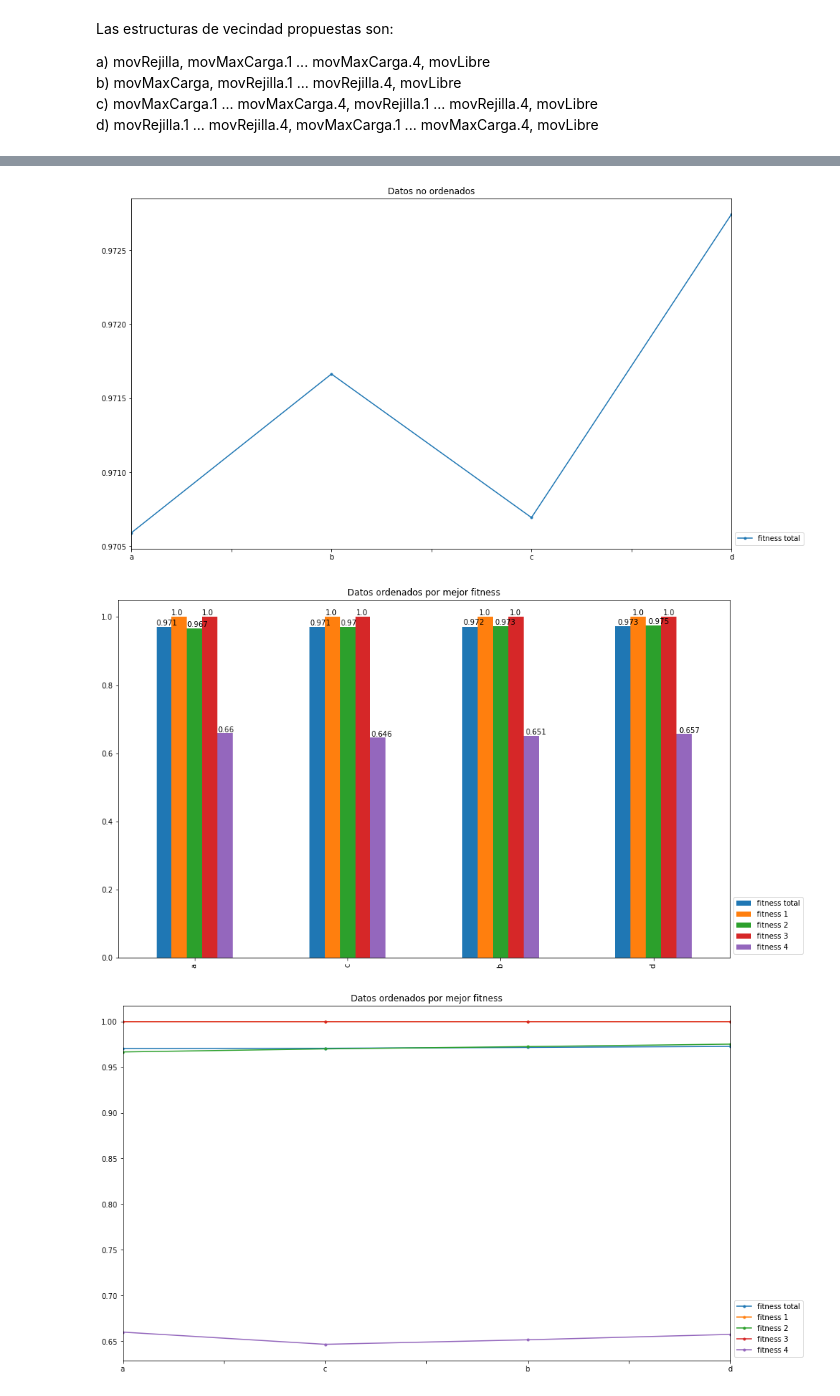
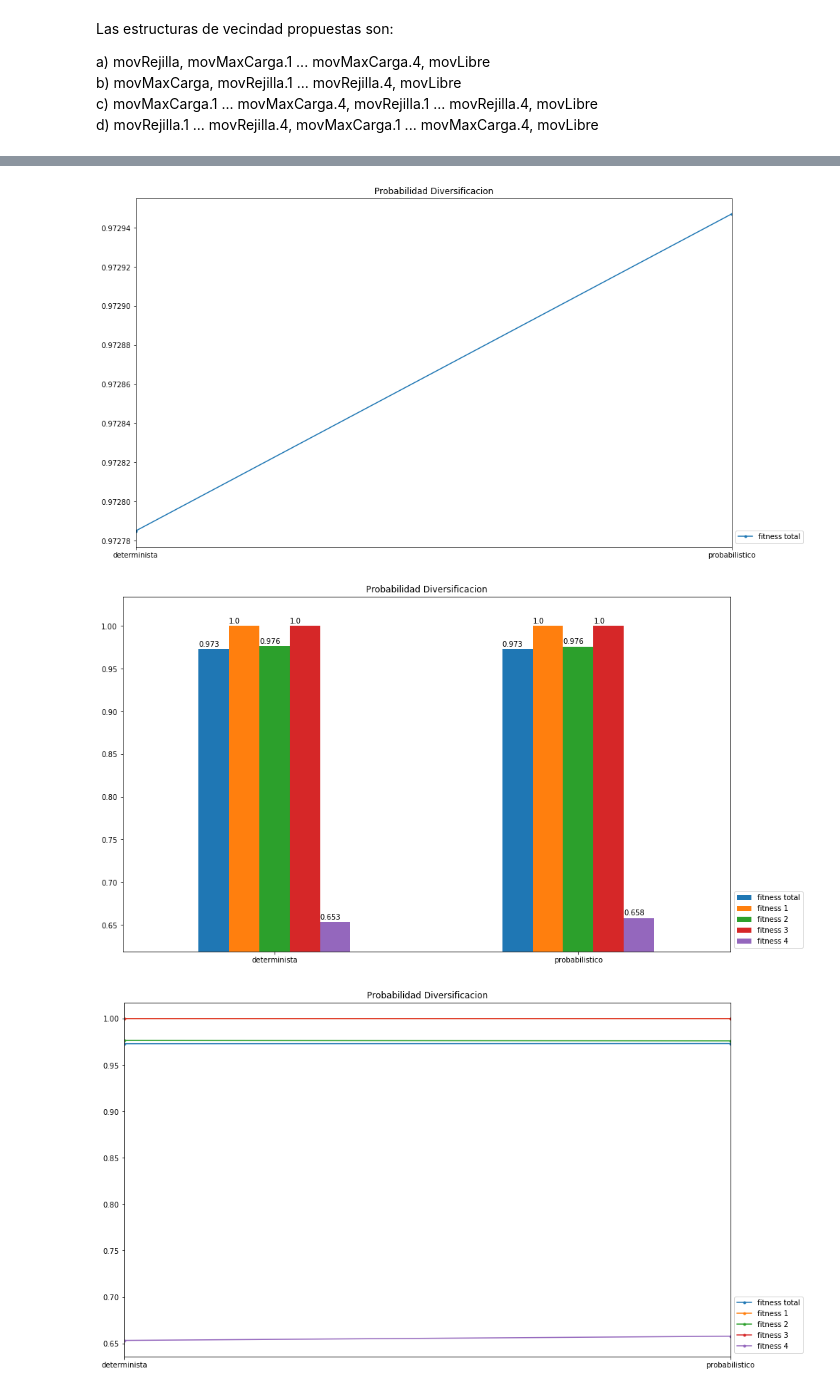
Before and after one commit to zerolfer/TFM-graficador, a Jupyter notebook: ajuste-parametrico/Ajuste-parametrico-documento.ipynb, the cells around one changed output, grey strips where cells are left out. Cells and saved outputs as stored; diff of their text form; code cells hidden in the pictures.

```diff
--- a/ajuste-parametrico/Ajuste-parametrico-documento.ipynb
+++ b/ajuste-parametrico/Ajuste-parametrico-documento.ipynb
@@ -131,9 +240,9 @@ d) movRejilla.1 ... movRejilla.4, movMaxCarga.1 ... movMaxCarga.4, movLibre
 # %%
-base_path = "C:\\Users\\Administrador\\Documents\\Proyecto-Salomon\\resultados\\Caso1Id1m-01-01-2019\\2-Vecindades"
-sub_paths = ["a", "b", "c", "d"]
+base_path = "C:\\Users\\Administrador\\Documents\\Proyecto-Salomon\\resultados\\Caso1Id1m-01-01-2019\\2-Vecindades\\TipoEntornos"
+sub_paths = ["determinista", "probabilistico"]
 
-parametro="TipoVNS"
-out_path="2_"+parametro+"/"
+parametro = "Probabilidad Diversificacion"
+out_path = "3-1 " + parametro + "/"
 
 ajuste_parametrico(base_path, sub_paths, out_path, parametro)
 # %% [output]
@@ -146,3 +254,3 @@ ajuste_parametrico(base_path, sub_paths, out_path, parametro)
-[figure, old version]
+[figure, new version]
-[figure, old version]
+[figure, new version]
-[figure, old version]
+[figure, new version]
```
Also changed, not shown: parts of 21 cells of this notebook, 1 other file.
